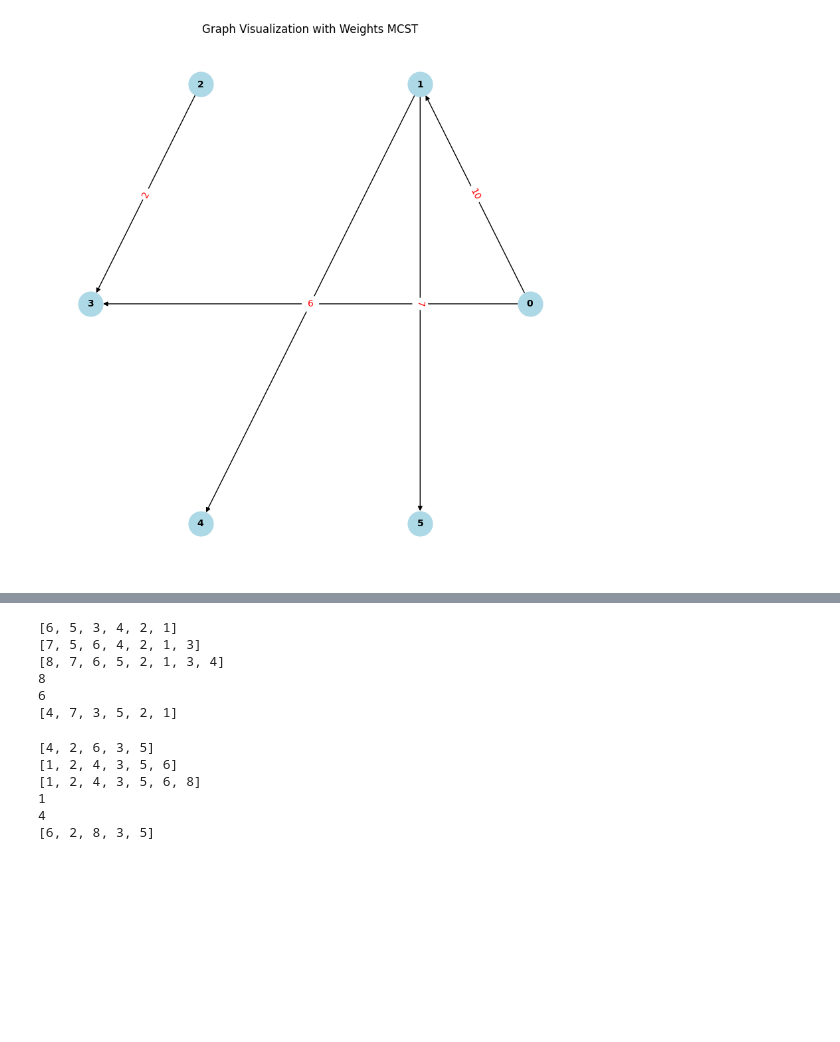
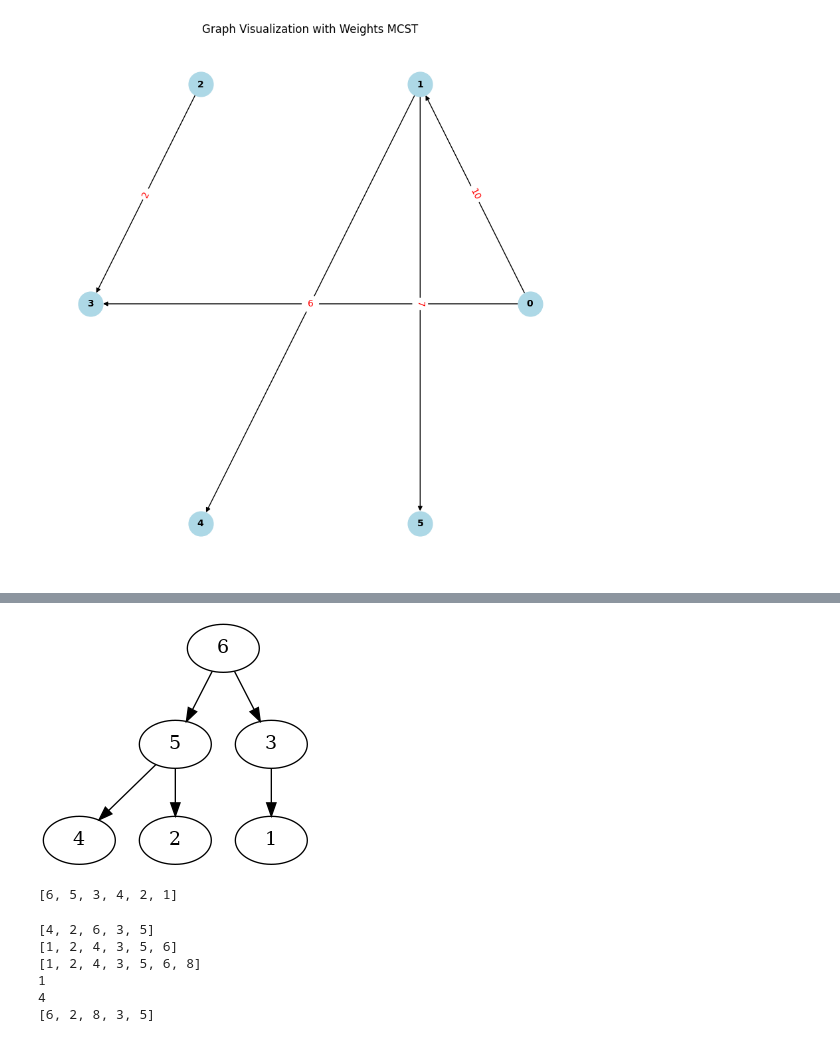
Before and after one commit to pk1308/PDSA, a Jupyter notebook: REVISION/week6/code.ipynb, the cells around one changed output, grey strips where cells are left out. Saved outputs shown, nothing was run; the diff lists cells and outputs as text; code cells hidden in the pictures; blank space fills up the shorter version.

```diff
--- a/REVISION/week6/code.ipynb
+++ b/REVISION/week6/code.ipynb
@@ -136,22 +186,67 @@ class MaxHeap:
+# %%
+from IPython.display import Image
+import graphviz
+import uuid
+import os
+from pathlib import Path
+
+
+class HeapVisualizer:
+  def __init__(self, heap):
+      self.heap = heap
+      self.graph = graphviz.Digraph()
+
+  def add_edges(self, index=0):
+      if index >= len(self.heap):
+          return
+
+      left_index = 2 * index + 1
+      right_index = 2 * index + 2
+
+      if left_index < len(self.heap):
+          self.graph.edge(str(self.heap[index]), str(self.heap[left_index]))
+          self.add_edges(left_index)
+
+      if right_index < len(self.heap):
+          self.graph.edge(str(self.heap[index]), str(self.heap[right_index]))
+          self.add_edges(right_index)
+
+  def visualize(self):
+      for node in self.heap:
+          self.graph.node(str(node))
+      self.add_edges()
+      return self.graph
+# Generate a UUID
+unique_id = uuid.uuid4()
+
+# Convert UUID to a string
+unique_id_str = str(unique_id)
+
+# Create a file path using the UUID string
+file_path = os.path.join(os.getcwd(), f"{unique_id_str}.png")
+
+visualizer = HeapVisualizer(heap=heap.A)
+graph = visualizer.visualize()
+graph.render(unique_id_str, format='png', view=False)
+
+# Display the image
+Image(file_path)
+# %% [output]
+[figure, added]
 # %%
 
 heap = MaxHeap()
 heap.build_max_heap([1,2,3,4,5,6])
 print(heap.A)
-heap.insert_in_max_heap(7)
-print(heap.A)
-heap.insert_in_max_heap(8)
-print(heap.A)
-print(heap.delete_max())
-print(heap.delete_max())
-print(heap.A)
+# heap.insert_in_max_heap(7)
+# print(heap.A)
+# heap.insert_in_max_heap(8)
+# print(heap.A)
+# print(heap.delete_max())
+# print(heap.delete_max())
+# print(heap.A)
 # %% [output]
 [6, 5, 3, 4, 2, 1]
-[7, 5, 6, 4, 2, 1, 3]
-[8, 7, 6, 5, 2, 1, 3, 4]
-8
-6
-[4, 7, 3, 5, 2, 1]
 # %%
 class MinHeap:
     def __init__(self) -> None:
```
Also changed, not shown: parts of 1 cell of this notebook, 4 other files.
